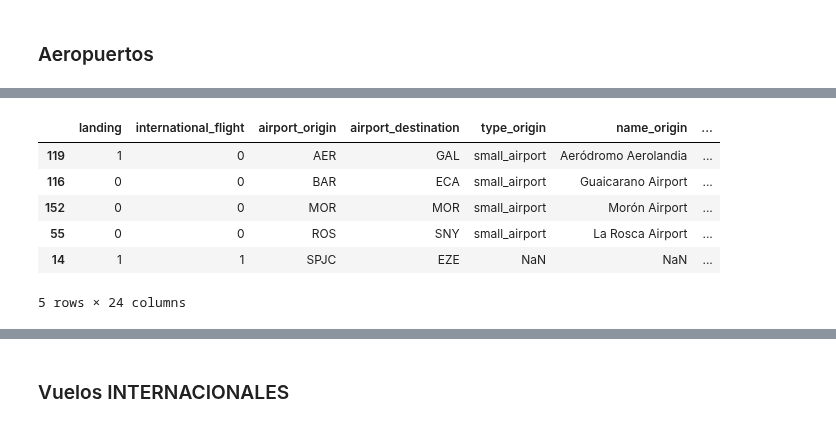
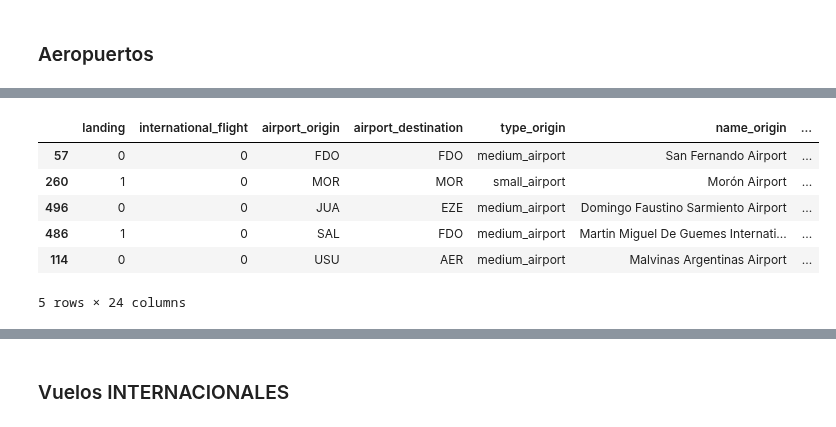
Before and after one commit to omanofx/portfolio, a Jupyter notebook: vuelos_anac/vuelos_anac_arg.ipynb, the cells around one changed output, grey strips where cells are left out. Cells and saved outputs as stored; diff of their text form; code cells hidden in the pictures.

```diff
--- a/vuelos_anac/vuelos_anac_arg.ipynb
+++ b/vuelos_anac/vuelos_anac_arg.ipynb
@@ -881,13 +881,3 @@ sorted(df_vuelos['flight_type'].unique())
  'trabajo aereo']
 # %% [markdown]
 ## Feature engineering
-# %%
-# Add a new column 'airport_arg_name'
-'''
-df_vuelos.insert(6, 'airport_arg_name', np.NaN)
-df_vuelos.insert(7, 'airport_arg_lat', np.NaN)
-df_vuelos.insert(8, 'airport_arg_lon', np.NaN)
-df_vuelos.insert(9, "localition", np.NaN)
-df_vuelos.insert(10, "local_code", np.NaN)
-df_vuelos.insert(11, "iata_code", np.NaN)
-'''
@@ -960,9 +941,7 @@ df_vuelos.sample(5)
 # %% [markdown]
 ### Aeropuertos
 # %%
-#df_pruebas = df_vuelos[['landing','international_flight', 'airport_origin', 'airport_destination']].query('international_flight == 0').sample(200)
-
-df_pruebas = df_vuelos[['landing','international_flight', 'airport_origin', 'airport_destination']].sample(50)
+df_pruebas = df_vuelos[['landing','international_flight', 'airport_origin', 'airport_destination']].query('international_flight == 0') .sample(500)
 df_pruebas.sample(5)
 # %% [output]
 |  | landing | international_flight | airport_origin | airport_destination |
@@ -973,0 +953,3 @@ df_pruebas.sample(5)
+# %%
+df_airports_arg = df_airports.query('iso_country == "AR"')
+df_airports_arg.sample(5)
@@ -974,23 +963,24 @@ df_pruebas.sample(5)
 # %%
-# prompt: realizar un merge entre df_pruebas y df_airports
+# Aeropuertos nacionales
+df_local = pd.merge(left = df_pruebas,
+                     right = df_airports_arg,
+                     left_on = 'airport_origin',
+                     right_on = 'local_code',
+                     how = 'left')
 
-df_merge = pd.merge(left=df_pruebas,
-                     right=df_airports,
-                     left_on='airport_origin',
-                     right_on='local_code',
-                     how='left')
-df_merge = pd.merge(left=df_merge,
-                     right=df_airports,
-                     left_on='airport_destination',
-                     right_on='local_code',
-                     how='left',
-                     suffixes=('_origin', '_destination'))
-df_merge.sample(5)
+df_local = pd.merge(left = df_local,
+                     right = df_airports_arg,
+                     left_on = 'airport_destination',
+                     right_on = 'local_code',
+                     how = 'left',
+                     suffixes = ('_origin', '_destination'))
+
+df_local.sample(5)
 # %% [output]
 |  | landing | international_flight | airport_origin | airport_destination | type_origin | name_origin | ... |
-| 119 | 1 | 0 | AER | GAL | small_airport | Aeródromo Aerolandia | ... |
-| 116 | 0 | 0 | BAR | ECA | small_airport | Guaicarano Airport | ... |
-| 152 | 0 | 0 | MOR | MOR | small_airport | Morón Airport | ... |
-| 55 | 0 | 0 | ROS | SNY | small_airport | La Rosca Airport | ... |
-| 14 | 1 | 1 | SPJC | EZE | NaN | NaN | ... |
+| 57 | 0 | 0 | FDO | FDO | medium_airport | San Fernando Airport | ... |
+| 260 | 1 | 0 | MOR | MOR | small_airport | Morón Airport | ... |
+| 496 | 0 | 0 | JUA | EZE | medium_airport | Domingo Faustino Sarmiento Airport | ... |
+| 486 | 1 | 0 | SAL | FDO | medium_airport | Martin Miguel De Guemes Internati... | ... |
+| 114 | 0 | 0 | USU | AER | medium_airport | Malvinas Argentinas Airport | ... |
 5 rows × 24 columns
```
Also changed, not shown: parts of 25 cells of this notebook.
